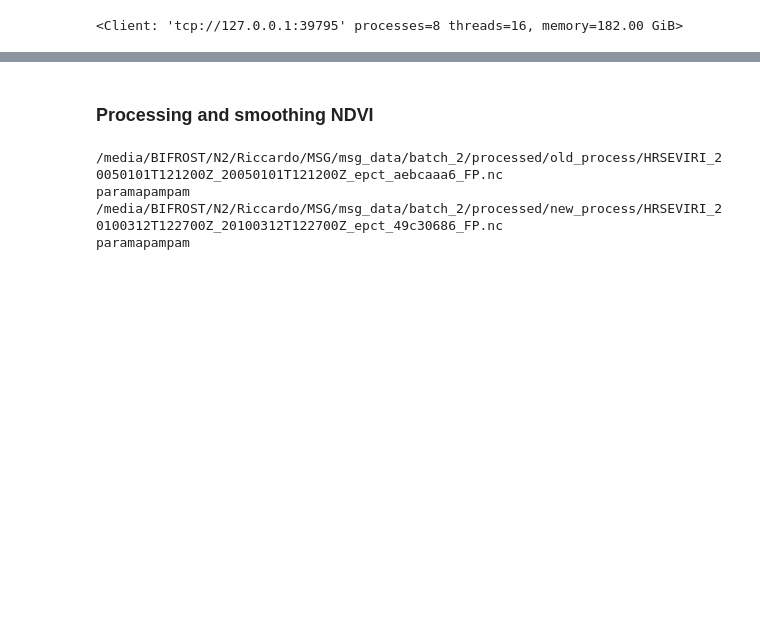
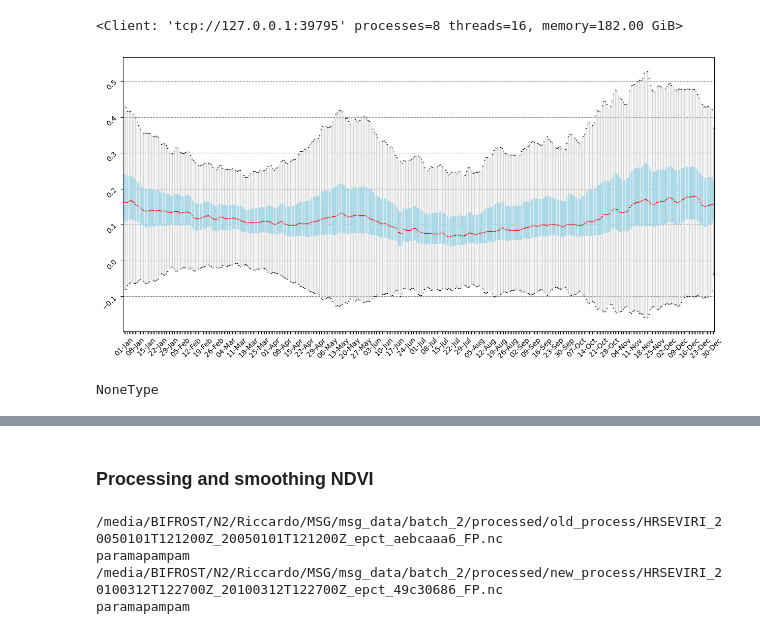
Before and after one commit to Riccardo7-DS/Indices_analysis, a Jupyter notebook: notebooks/cloud_mask.ipynb, the cells around one changed output, grey strips where cells are left out. Cells and saved outputs as stored; diff of their text form; code cells hidden in the pictures; blank space fills up the shorter version.

Commit message:
added script to plot ndvi boxplot

```diff
--- a/notebooks/cloud_mask.ipynb
+++ b/notebooks/cloud_mask.ipynb
@@ -46,0 +93,55 @@ client
+# %%
+day_obj = dfDay(ds= ds)
+
+day_obj.get_day(day = 1)
+
+df_list = []
+for day in range(1,367):
+    day_obj.get_day(day)
+    locals()[day_obj.df_name] = day_obj.df
+    df_list.append(locals()[day_obj.df_name]["ndvi"])
+# %%
+import pandas as pd
+
+def get_dates(gap_year=False):
+    if gap_year==False:
+        return pd.date_range("01-Jan-2021", "31-Dec-2021", freq="D").to_series().dt.strftime('%d-%b').values
+    else:
+        return pd.date_range("01-Jan-2020", "31-Dec-2020", freq="D").to_series().dt.strftime('%d-%b').values
+# %%
+list_dates = get_dates(gap_year=True)
+# %%
+import matplotlib.pyplot as plt
+import numpy as np
+
+fig, ax = plt.subplots(figsize =(15, 7))
+
+# Creating plot
+boxplot = ax.boxplot(df_list, showfliers=False, patch_artist=True, labels=list_dates)
+n=7
+ax.set_axisbelow(True)
+ax.yaxis.grid(color='gray', linestyle='dashed')
+[l.set_visible(False) for (i,l) in enumerate(ax.xaxis.get_ticklabels()) if i % n != 0]
+n= 10
+[l.set_visible(False) for (i,l) in enumerate(ax.xaxis.get_gridlines()) if i % n != 0]
+
+ax.tick_params(labelrotation=45)
+for median in boxplot['medians']:
+    median.set_color('red')
+
+for box in boxplot["boxes"]:
+    box.set_color("lightblue")
+
+for whisk in boxplot["whiskers"]:
+    whisk.set_color("lightgrey")
+
+# show plot
+plt.show()
+# %% [output]
+[figure, added]
+# %%
+year=None
+
+type(year)
+# %% [output]
+NoneType
```
Also changed, not shown: parts of 11 cells of this notebook, 5 other files.
